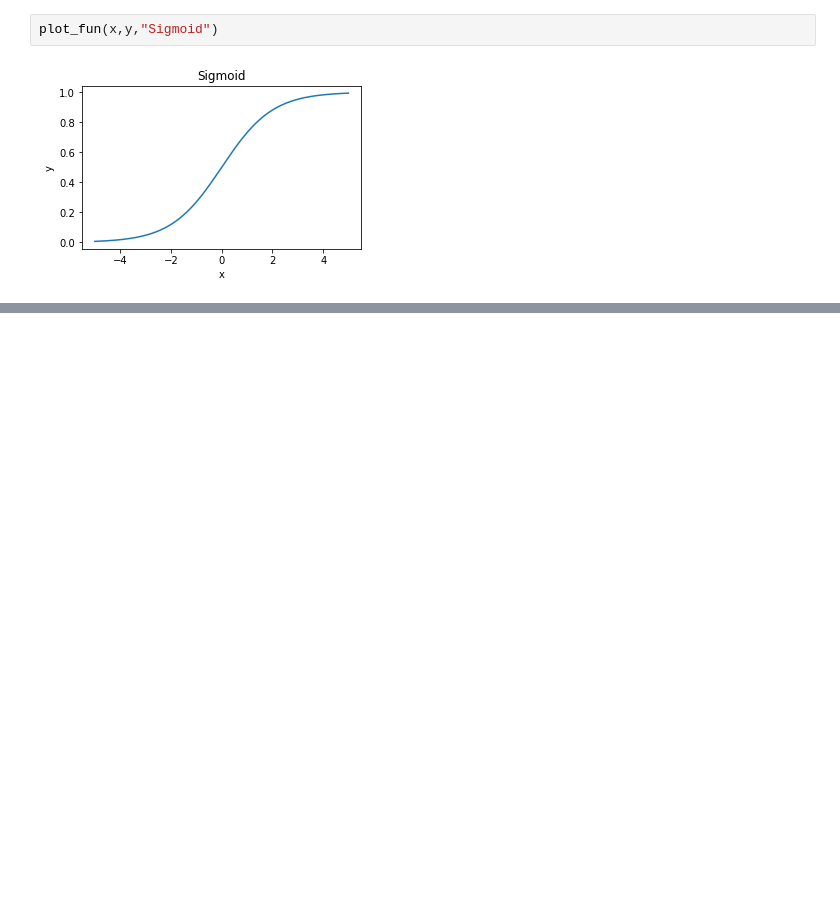
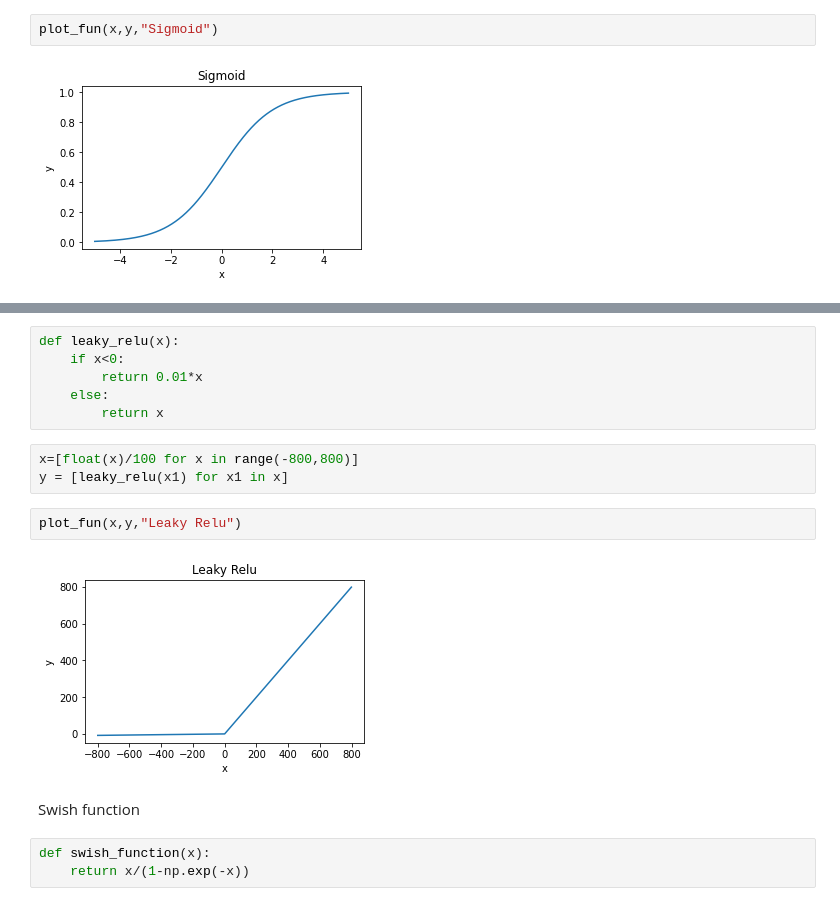
Before and after one commit to Meet200/Machine_Learning-, a Jupyter notebook: Activation_Functions.ipynb, the cells around one changed output, grey strips where cells are left out. Drawn from its saved outputs; the diff is of its cells as text; blank space fills up the shorter version.

```diff
--- a/Activation_Functions.ipynb
+++ b/Activation_Functions.ipynb
@@ -73,0 +92,18 @@ plot_fun(x,y,"Sigmoid")
+# %%
+def leaky_relu(x):
+    if x<0:
+        return 0.01*x
+    else:
+        return x
+# %%
+x=[float(x)/100 for x in range(-800,800)]
+y = [leaky_relu(x1) for x1 in x]
+# %%
+plot_fun(x,y,"Leaky Relu")
+# %% [output]
+[figure, added]
+# %% [markdown]
+Swish function
+# %%
+def swish_function(x):
+    return x/(1-np.exp(-x))
```
Also changed, not shown: parts of 26 cells of this notebook.
